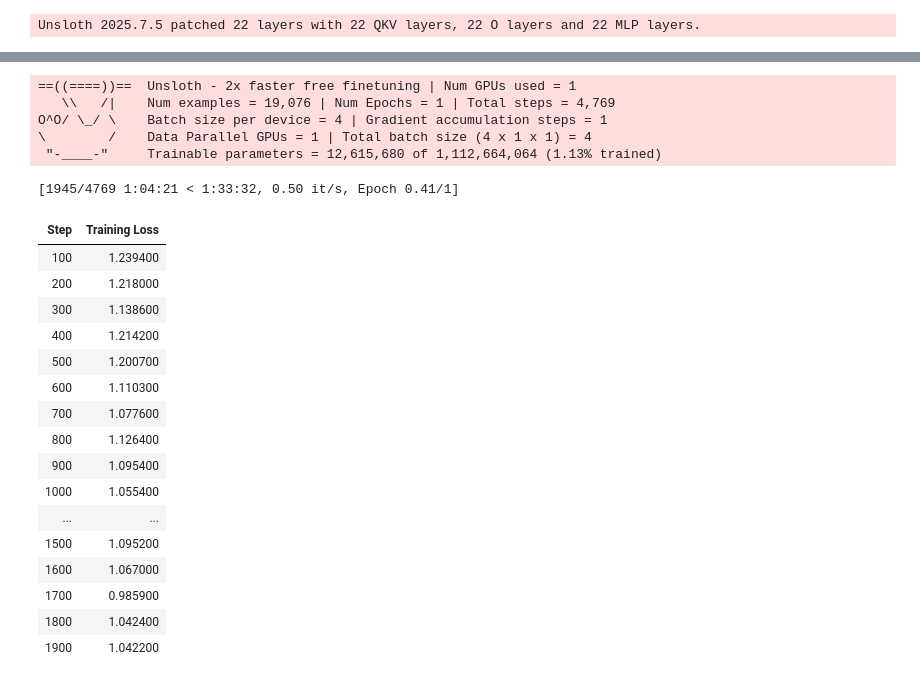
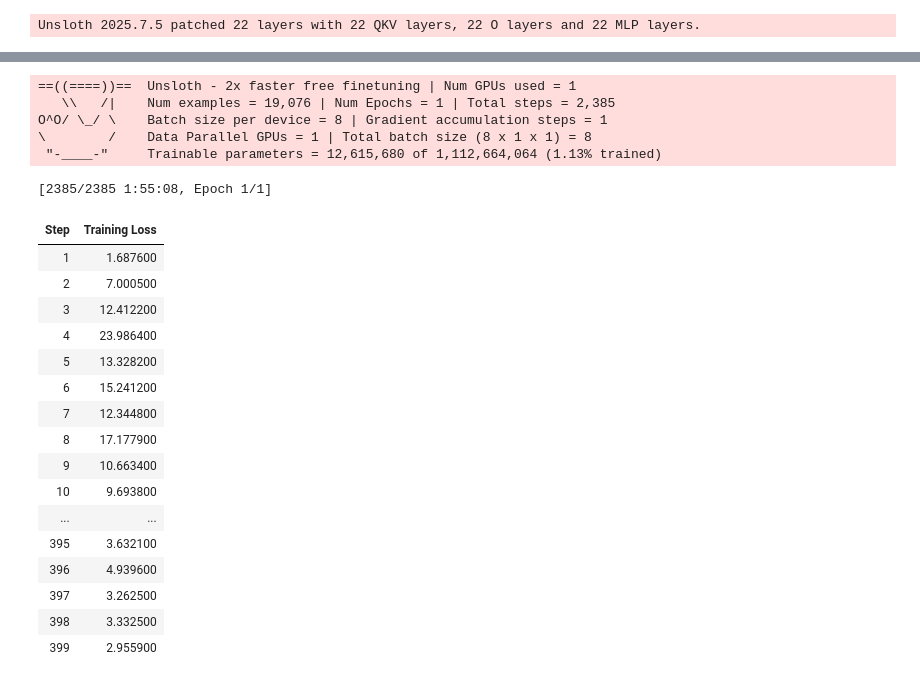
Before and after one commit to demensdeum/llm-train-example, a Jupyter notebook: main.ipynb, the cells around one changed output, grey strips where cells are left out. Drawn from its saved outputs; the diff is of its cells as text; code cells hidden in the pictures.

Commit message:
Save trained model

```diff
--- a/main.ipynb
+++ b/main.ipynb
@@ -260,7 +282,24 @@ faster_train_params = {
     "dataloader_pin_memory" : True
 }
 
-train_params = faster_train_params
+no_train_params = {
+    "max_seq_length" : 8, # Drastically reduce sequence length
+    "dataset_num_proc" : max(1, torch.cuda.device_count() * 2), # Maximize data loading processes
+    "per_device_train_batch_size" : max(1, torch.cuda.device_count() * 8), # Maximize batch size (pushing VRAM limits)
+    "gradient_accumulation_steps" : 1, # No gradient accumulation
+    "warmup_steps" : 0, # No warmup
+    "num_train_epochs" : 1, # Minimum epochs
+    "learning_rate" : 1e-2, # Very high learning rate for fast, but likely unstable, steps
+    "fp16" : not torch.cuda.is_bf16_supported(),
+    "bf16" : torch.cuda.is_bf16_supported(),
+    "logging_steps" : 1, # Log every step for immediate feedback
+    "weight_decay" : 0.0, # Disable weight decay (regularization)
+    "seed" : 42, # A fixed seed
+    "save_total_limit" : 0, # Disable saving checkpoints
+    "dataloader_pin_memory" : True # Enable pin memory for faster data transfer
+}
+
+train_params = no_train_params
 
 trainer = SFTTrainer(
     model=model,
@@ -268,50 +307,50 @@ trainer = SFTTrainer(
     train_dataset=dataset,
     dataset_text_field="text",
     max_seq_length=train_params["max_seq_length"],
     dataset_num_proc=train_params["dataset_num_proc"],
     args=TrainingArguments(
         per_device_train_batch_size=train_params["per_device_train_batch_size"],
         gradient_accumulation_steps=train_params["gradient_accumulation_steps"],  # Effective batch size = 8
         warmup_steps=train_params["warmup_steps"],
         num_train_epochs=train_params["num_train_epochs"],
         learning_rate=train_params["learning_rate"],
         fp16=train_params["fp16"],
         bf16=train_params["bf16"],
         logging_steps=train_params["logging_steps"],
         optim="adamw_8bit",
         weight_decay=train_params["weight_decay"],
         lr_scheduler_type="linear",
         seed=train_params["seed"],
         output_dir="outputs",
         save_strategy="epoch",
         save_total_limit=train_params["save_total_limit"],
         dataloader_pin_memory=train_params["dataloader_pin_memory"],
         report_to="none", # Disable Weights & Biases logging
     ),
 )
 
 trainer_stats = trainer.train()
 # %% [output]
 ==((====))==  Unsloth - 2x faster free finetuning | Num GPUs used = 1
-   \\   /|    Num examples = 19,076 | Num Epochs = 1 | Total steps = 4,769
-O^O/ \_/ \    Batch size per device = 4 | Gradient accumulation steps = 1
-\        /    Data Parallel GPUs = 1 | Total batch size (4 x 1 x 1) = 4
+   \\   /|    Num examples = 19,076 | Num Epochs = 1 | Total steps = 2,385
+O^O/ \_/ \    Batch size per device = 8 | Gradient accumulation steps = 1
+\        /    Data Parallel GPUs = 1 | Total batch size (8 x 1 x 1) = 8
  "-____-"     Trainable parameters = 12,615,680 of 1,112,664,064 (1.13% trained)
-[1945/4769 1:04:21 < 1:33:32, 0.50 it/s, Epoch 0.41/1]
+[2385/2385 1:55:08, Epoch 1/1]
 | Step | Training Loss |
-| 100 | 1.239400 |
-| 200 | 1.218000 |
-| 300 | 1.138600 |
-| 400 | 1.214200 |
-| 500 | 1.200700 |
-| 600 | 1.110300 |
-| 700 | 1.077600 |
-| 800 | 1.126400 |
-| 900 | 1.095400 |
-| 1000 | 1.055400 |
+| 1 | 1.687600 |
+| 2 | 7.000500 |
+| 3 | 12.412200 |
+| 4 | 23.986400 |
+| 5 | 13.328200 |
+| 6 | 15.241200 |
+| 7 | 12.344800 |
+| 8 | 17.177900 |
+| 9 | 10.663400 |
+| 10 | 9.693800 |
 | ... | ... |
-| 1500 | 1.095200 |
-| 1600 | 1.067000 |
-| 1700 | 0.985900 |
-| 1800 | 1.042400 |
-| 1900 | 1.042200 |
+| 395 | 3.632100 |
+| 396 | 4.939600 |
+| 397 | 3.262500 |
+| 398 | 3.332500 |
+| 399 | 2.955900 |
```
Also changed, not shown: parts of 8 cells of this notebook.
